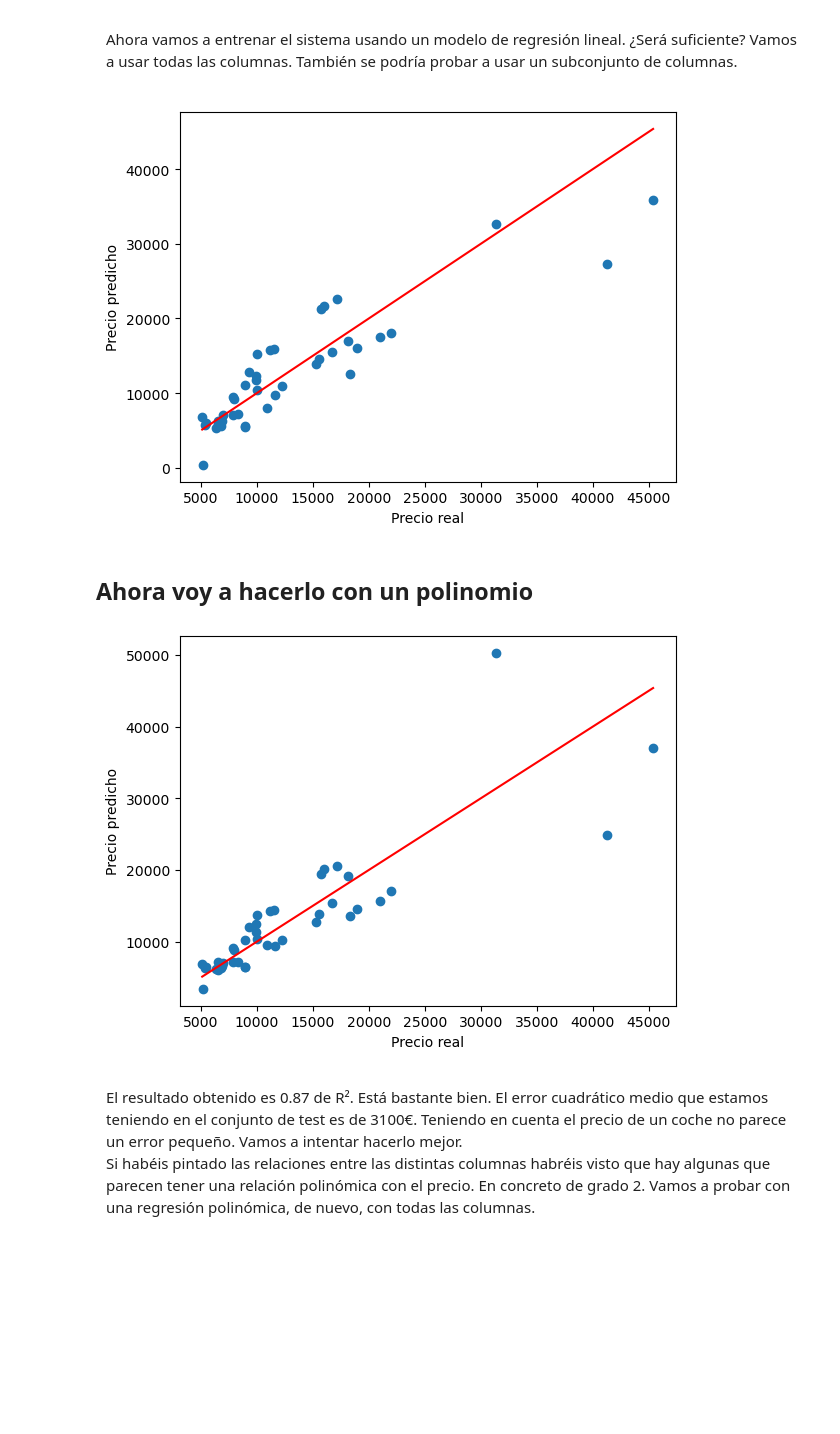
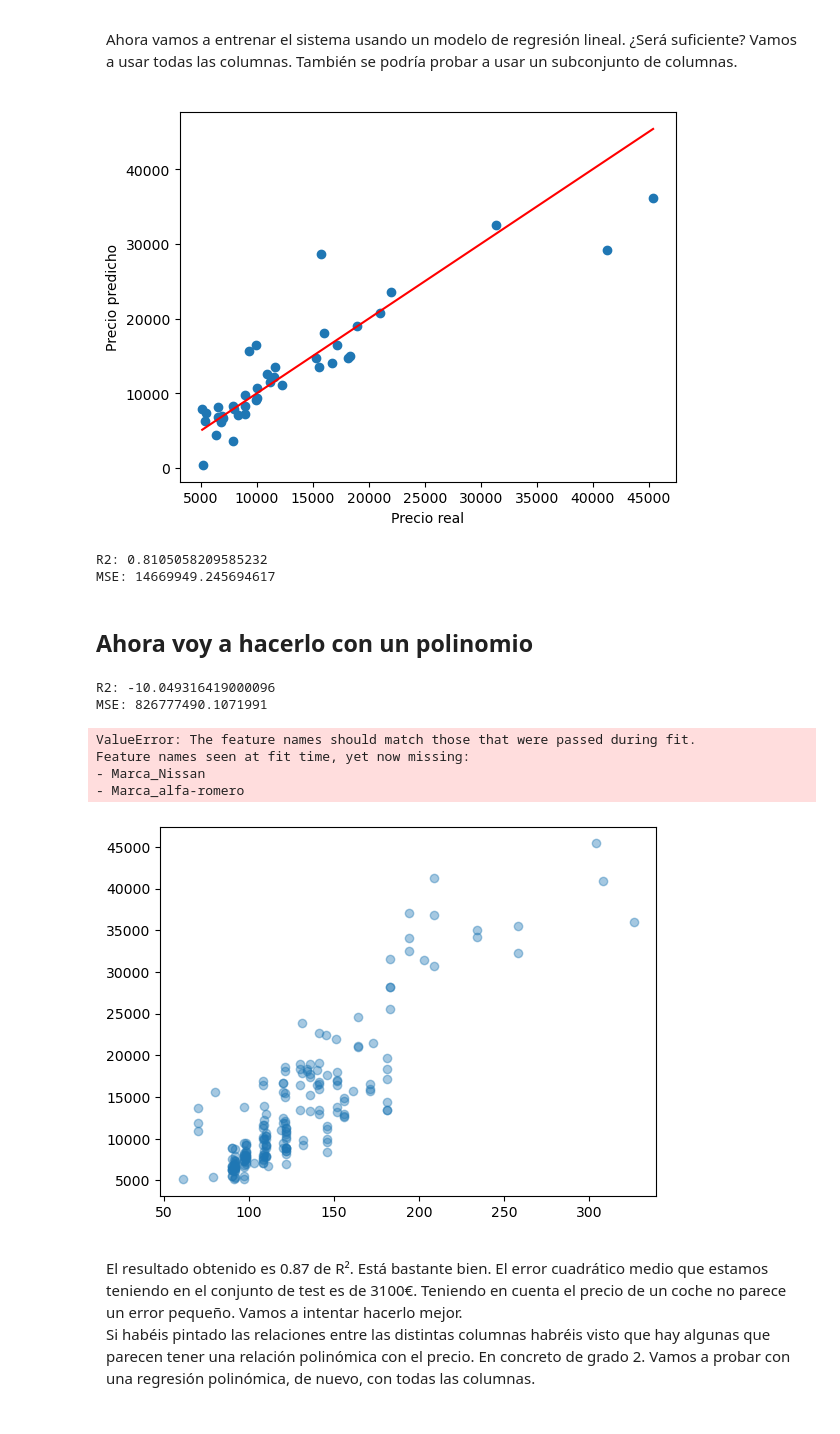
Before and after one commit to carloosfuentes/programacion-ia, a Jupyter notebook: Tema 3/Actividad3_6/Actividad 3_6.ipynb, the cells around one changed output. Saved outputs shown, nothing was run; the diff lists cells and outputs as text; code cells hidden in the pictures; blank space fills up the shorter version.

```diff
--- a/Tema 3/Actividad3_6/Actividad 3_6.ipynb
+++ b/Tema 3/Actividad3_6/Actividad 3_6.ipynb
@@ -49,4 +33,6 @@ A continuación vamos a modificar el dataset para eliminar lo que no nos interes
 # Necesitamos dividir las columnas, una columna de marca de coche y otra de modelo
 df_car[["Marca", "Modelo"]] = (df_car["CarName"].str.strip().str.split(" ", n=1, expand=True))
 
-df_car.drop(columns=["Modelo"], inplace=True)
+df_car.drop(columns=["Modelo", "CarName"], inplace=True)
+
+df_car
@@ -114,7 +131,7 @@ Para generar los conjuntos X e y vamos a eliminar price en X para coger solo esa
 </div>
 # %%
 #Preparamos X e y
-X = df_dummies[["enginesize", "curbweight", "horsepower"]]
+X = df_dummies.drop(columns="price")
 y = df_dummies["price"].to_frame()
 
 print(X.shape)
@@ -131,6 +148,7 @@ Ahora vamos a entrenar el sistema usando un modelo de regresión lineal. ¿Será
 #Dividimos el dataset en training y test set.
 from sklearn.model_selection import train_test_split
 import matplotlib.pyplot as plt
+from sklearn.metrics import r2_score, mean_squared_error
 X_train, X_test, y_train, y_test = train_test_split(X, y, test_size = 0.2, random_state = 0)
 
 #Creamos y entrenamos el modelo de regresión lineal.
@@ -146,31 +164,57 @@ plt.xlabel("Precio real")
 plt.ylabel("Precio predicho")
 plt.plot([y_test.min(), y_test.max()], [y_test.min(), y_test.max()], color="red")
 plt.show()
+
+print("R2:", r2_score(y_test, y_pred))
+print("MSE:", mean_squared_error(y_test, y_pred))
 # %% [output]
-[figure, old version]
+[figure, new version]
+R2: 0.8105058209585232
+MSE: 14669949.245694617
 # %% [markdown]
 ## Ahora voy a hacerlo con un polinomio
 # %%
-#Vamos a probar con un polinomio de grado 2:
+from sklearn.model_selection import train_test_split
+from sklearn.preprocessing import PolynomialFeatures
+from sklearn.linear_model import LinearRegression
+from sklearn.metrics import r2_score, mean_squared_error
 
-from sklearn.preprocessing import PolynomialFeatures
-poly_features = PolynomialFeatures(degree=2,include_bias=False)
-X_poly = poly_features.fit_transform(X)
-X_train, X_test, y_train, y_test = train_test_split(X_poly, y, test_size = 0.2, random_state = 0)
+X_train, X_test, y_train, y_test = train_test_split(X, y, test_size=0.2, random_state=16)
 
-# Mostrando gráfica con el polinomio de grado 2:
+poly = PolynomialFeatures(degree=2, include_bias=False)
+X_train_poly = poly.fit_transform(X_train)
+X_test_poly  = poly.transform(X_test)
+
 lm = LinearRegression()
-lm.fit(X_train, y_train)
+lm.fit(X_train_poly, y_train)
 
-y_pred = lm.predict(X_test)
+y_pred = lm.predict(X_test_poly)
+print("R2:", r2_score(y_test, y_pred))
+print("MSE:", mean_squared_error(y_test, y_pred))
 
-plt.scatter(y_test.values.ravel(), y_pred)
-plt.xlabel("Precio real")
-plt.ylabel("Precio predicho")
-plt.plot([y_test.min(), y_test.max()], [y_test.min(), y_test.max()], color="red")
+import numpy as np
+import pandas as pd
+import matplotlib.pyplot as plt
+
+x = np.linspace(X_train["enginesize"].min(), X_train["enginesize"].max(), 200)
+Xline = pd.DataFrame({
+    "enginesize": x,
+    "curbweight": X_train["curbweight"].mean(),
+    "horsepower": X_train["horsepower"].mean()
+})
+
+plt.scatter(X["enginesize"], y.values.ravel(), alpha=0.4)
+plt.plot(x, lm.predict(poly.transform(Xline)), "r")
+plt.xlabel("enginesize"); plt.ylabel("price")
 plt.show()
 # %% [output]
+R2: -10.049316419000096
+MSE: 826777490.1071991
+ValueError: The feature names should match those that were passed during fit.
+Feature names seen at fit time, yet now missing:
+- Marca_Nissan
+- Marca_alfa-romero
-[figure, old version]
+[figure, new version]
 # %% [markdown]
 <div style="border-style:groove;border-width:thin;padding:10px">
 El resultado obtenido es 0.87 de R². Está bastante bien. El error cuadrático medio que estamos teniendo en el conjunto de test es de 3100€. Teniendo en cuenta el precio de un coche no parece un error pequeño. Vamos a intentar hacerlo mejor.
```
Also changed, not shown: parts of 5 cells of this notebook, 3 other files.
